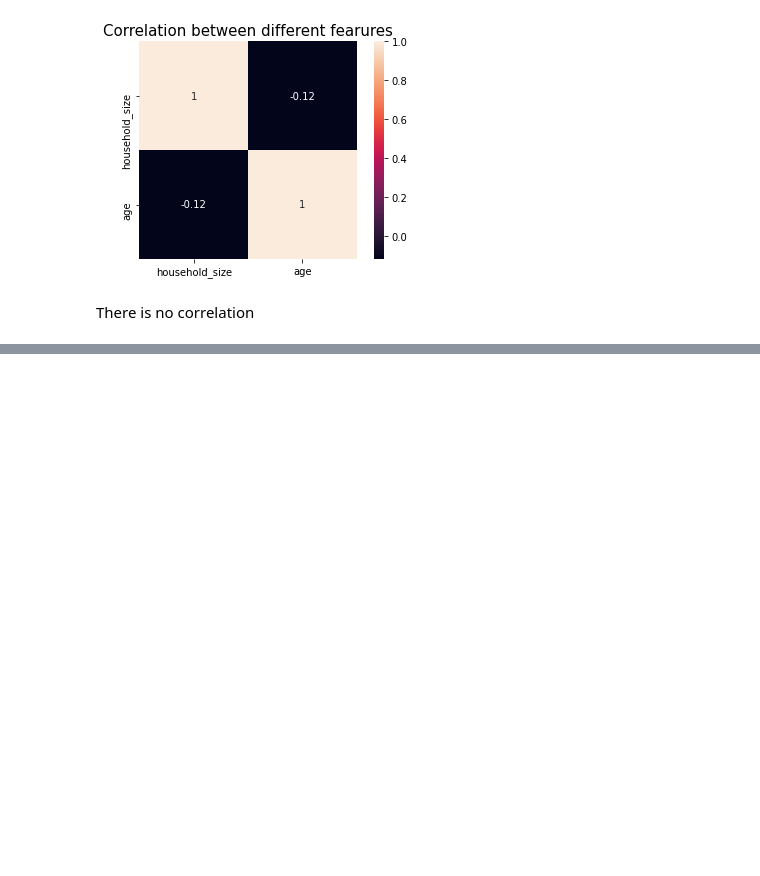
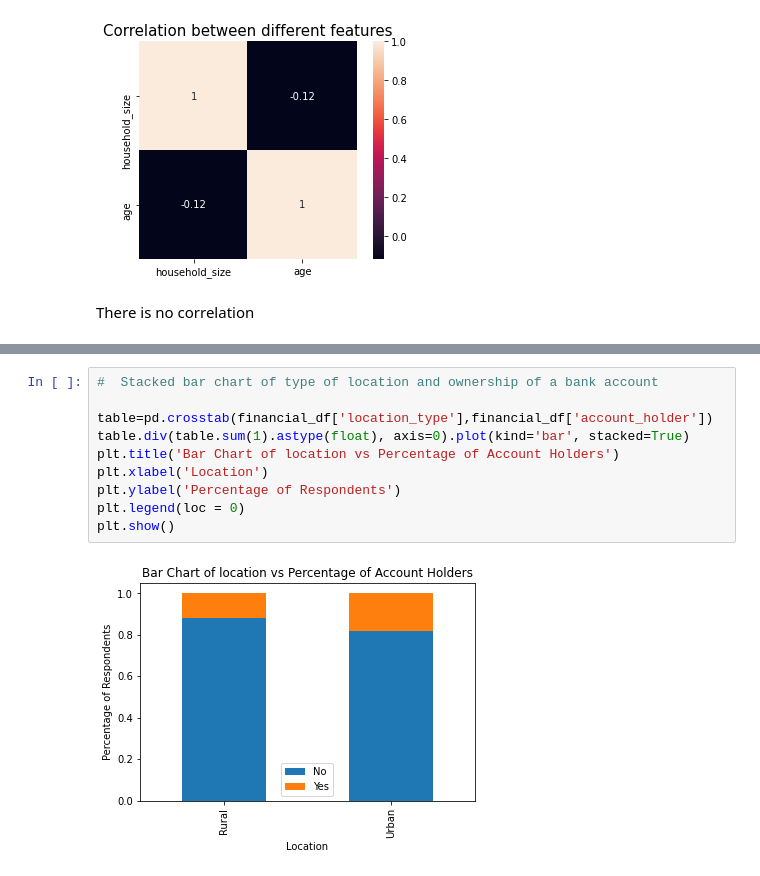
Before and after one commit to Ruoro/finscopeIP, a Jupyter notebook: FinscopeWeek2IP.ipynb, the cells around one changed output, grey strips where cells are left out. Saved outputs shown, nothing was run; the diff lists cells and outputs as text; blank space fills up the shorter version.

```diff
--- a/FinscopeWeek2IP.ipynb
+++ b/FinscopeWeek2IP.ipynb
@@ -563,0 +555,12 @@ ax
+# %%
+#  Stacked bar chart of type of location and ownership of a bank account
+
+table=pd.crosstab(financial_df['location_type'],financial_df['account_holder'])
+table.div(table.sum(1).astype(float), axis=0).plot(kind='bar', stacked=True)
+plt.title('Bar Chart of location vs Percentage of Account Holders')
+plt.xlabel('Location')
+plt.ylabel('Percentage of Respondents')
+plt.legend(loc = 0)
+plt.show()
+# %% [output]
+[figure, added]
```
Also changed, not shown: parts of 31 cells of this notebook.
